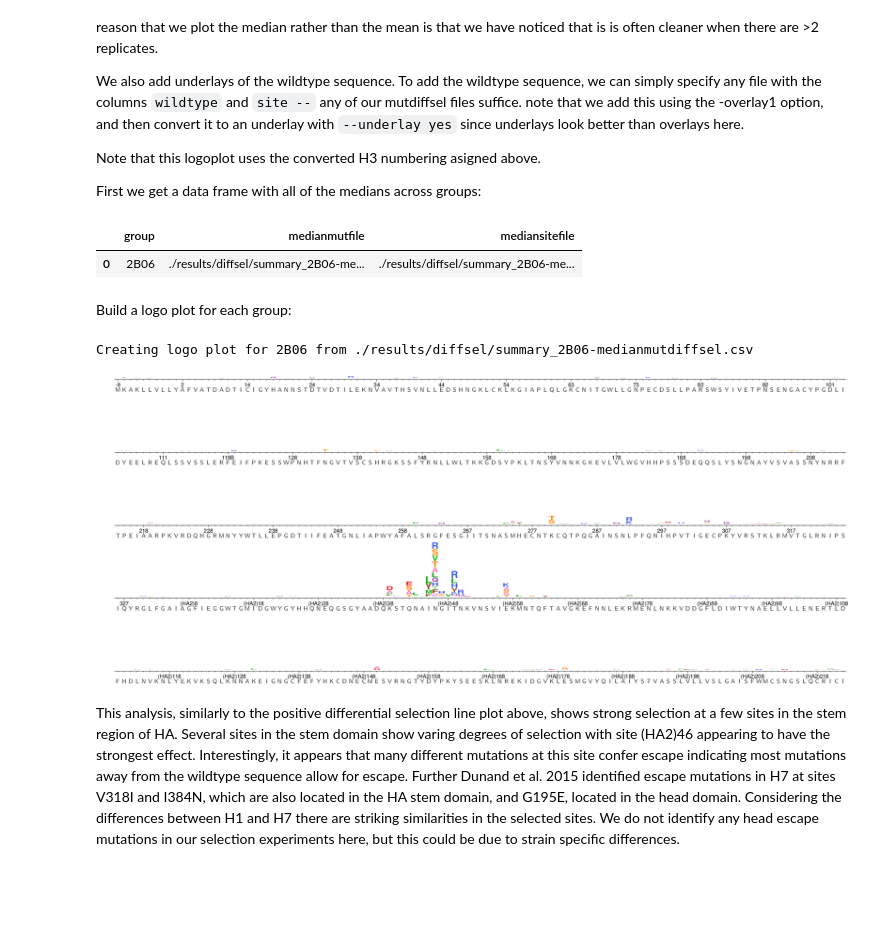
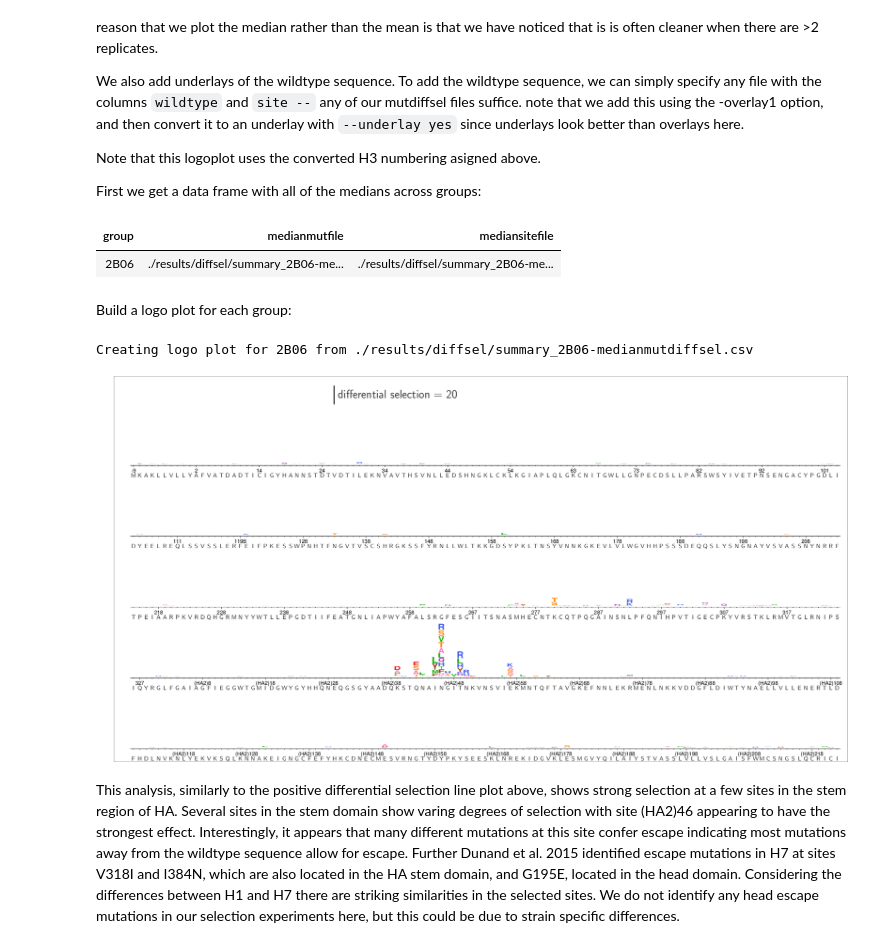
Before and after one commit to jbloomlab/2B06_DMS, a Jupyter notebook: analysis_notebook.ipynb, the cells around one changed output. Saved outputs shown, nothing was run; the diff lists cells and outputs as text; code cells hidden in the pictures; blank space fills up the shorter version.

```diff
--- a/analysis_notebook.ipynb
+++ b/analysis_notebook.ipynb
@@ -324,32 +324,33 @@ median_files = (diffselbatch[['group']]
                         mediansitefile=lambda x: diffselprefix + x['group'] + '-mediansitediffsel.csv')
                 )
 
-median_files
+display(HTML(median_files.to_html(index=False)))
 # %% [output]
-|  | group | medianmutfile | mediansitefile |
-| 0 | 2B06 | ./results/diffsel/summary_2B06-me... | ./results/diffsel/summary_2B06-me... |
+| group | medianmutfile | mediansitefile |
+| 2B06 | ./results/diffsel/summary_2B06-me... | ./results/diffsel/summary_2B06-me... |
 # %% [markdown]
 Build a logo plot for each group:
 # %%
 for tup in median_files.itertuples(index=False):
 
     logoplot = os.path.join(diffseldir, '{0}_diffsel.pdf'.format(tup.group))
     print("\nCreating logo plot for {0} from {1}".format(tup.group, tup.medianmutfile))
 
     log = !dms2_logoplot \
             --diffsel {tup.medianmutfile} \
             --name {tup.group} \
             --outdir {diffseldir} \
             --restrictdiffsel positive \
             --sepline no \
             --nperline 113 \
-            --overlay1 {mutdiffsel} wildtype wildtype \
+            --overlay1 {tup.medianmutfile} wildtype wildtype \
             --underlay yes \
-            --use_existing {use_existing}
+            --use_existing {use_existing} \
+            --scalebar 20 "differential selection = 20"
     showPDF(logoplot)
 # %% [output]
 Creating logo plot for 2B06 from ./results/diffsel/summary_2B06-medianmutdiffsel.csv
-[figure, old version]
+[figure, new version]
 # %% [markdown]
 This analysis, similarly to the positive differential selection line plot above, shows strong selection at a few sites in the stem region of HA. Several sites in the stem domain show varing degrees of selection with site (HA2)46 appearing to have the strongest effect. Interestingly, it appears that many different mutations at this site confer escape indicating most mutations away from the wildtype sequence allow for escape. Further Dunand et al. 2015 identified escape mutations in H7 at sites V318I and I384N, which are also located in the HA stem domain, and G195E, located in the head domain. Considering the differences between H1 and H7 there are striking similarities in the selected sites. We do not identify any head escape mutations in our selection experiments here, but this could be due to strain specific differences.
 # %% [markdown]
```
Also changed, not shown: parts of 9 cells of this notebook, 1 other file.
